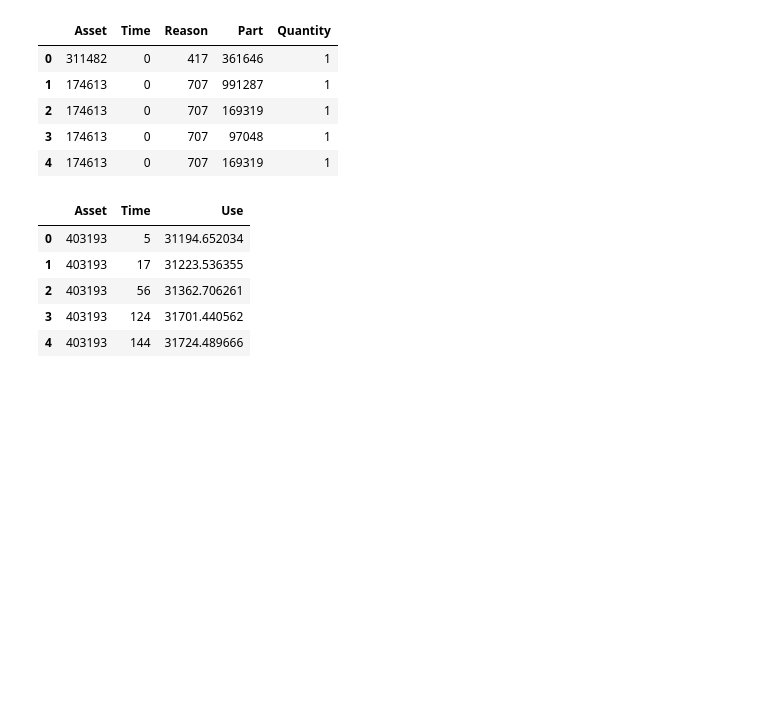
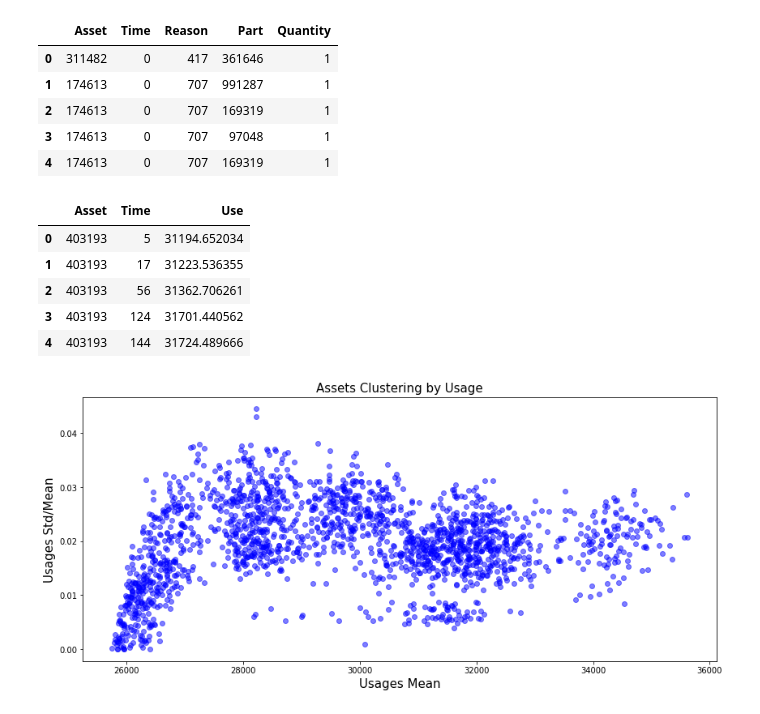
Before and after one commit to ronaldpereira/phm-challenge, a Jupyter notebook: 2014/src/PHM Article Reproduction.ipynb, the cells around one changed output. Cells and saved outputs as stored; diff of their text form; code cells hidden in the pictures; blank space fills up the shorter version.

```diff
--- a/2014/src/PHM Article Reproduction.ipynb
+++ b/2014/src/PHM Article Reproduction.ipynb
@@ -95,3 +95,24 @@ usage.head()
 | 2 | 403193 | 56 | 31362.706261 |
 | 3 | 403193 | 124 | 31701.440562 |
 | 4 | 403193 | 144 | 31724.489666 |
+# %%
+use_group = usage.groupby('Asset')['Use']
+asset_group = usage['Asset'].unique()
+std_usages = use_group.std().to_numpy()
+mean_usages = use_group.mean().to_numpy()
+
+# Outliers removal
+for i, mean in enumerate(mean_usages):
+    if mean >= 40000:
+        mean_usages = np.delete(mean_usages, i)
+        std_usages = np.delete(std_usages, i)
+        asset_group = np.delete(asset_group, i)
+
+plt.figure(figsize=(14, 6))
+plt.plot(mean_usages, std_usages / mean_usages, 'bo', alpha=0.5)
+plt.title('Assets Clustering by Usage', fontsize=15)
+plt.xlabel('Usages Mean', fontsize=15)
+plt.ylabel('Usages Std/Mean', fontsize=15)
+plt.show()
+# %% [output]
+[figure, added]
```
Also changed, not shown: parts of 3 cells of this notebook, 2 other files.
